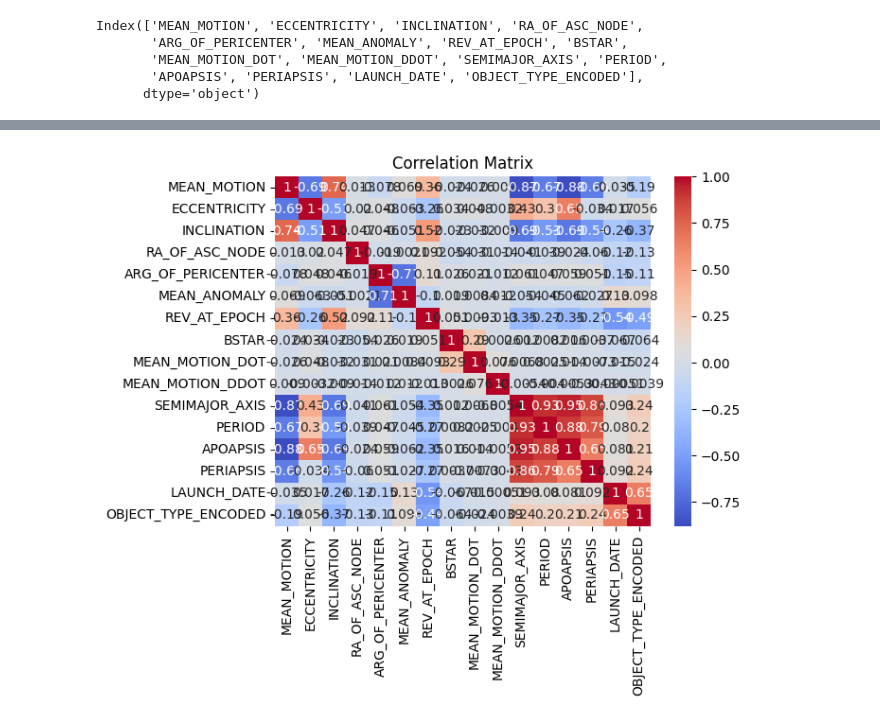
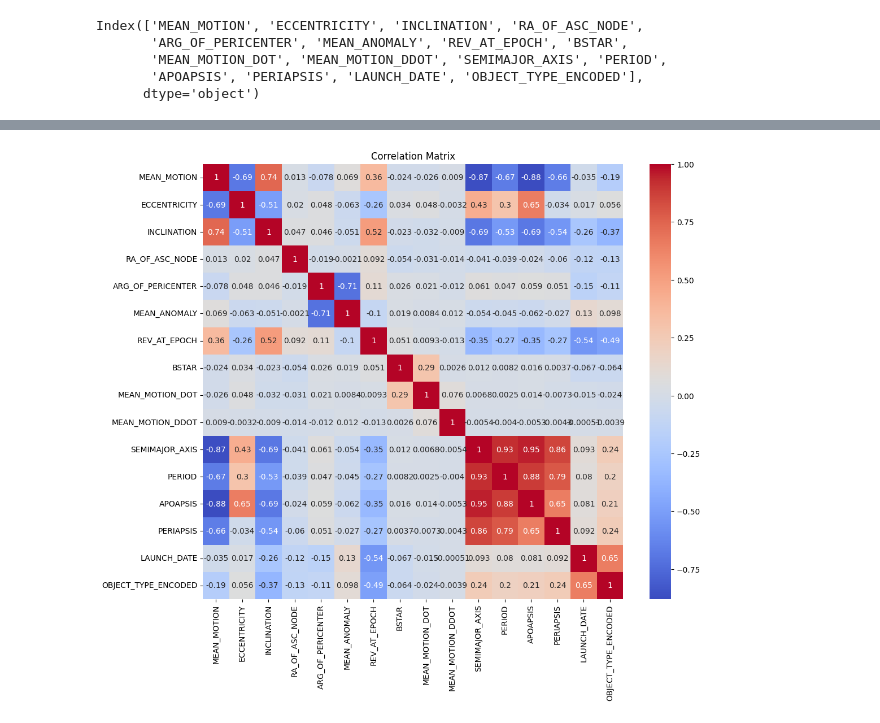
Before and after one commit to soumya-jp/space_debris, a Jupyter notebook: EDA.ipynb, the cells around one changed output, grey strips where cells are left out. Drawn from its saved outputs; the diff is of its cells as text; code cells hidden in the pictures.

```diff
--- a/EDA.ipynb
+++ b/EDA.ipynb
@@ -244,7 +248,9 @@ for col in numerical_features:
 # %%
+#Check correlations among features
+plt.figure(figsize=(12, 10))
 correlation_matrix = df[numerical_features].corr()
 sns.heatmap(correlation_matrix, annot=True, cmap="coolwarm")
 plt.title("Correlation Matrix")
 plt.show()
 # %% [output]
-[figure, old version]
+[figure, new version]
```
Also changed, not shown: parts of 4 cells of this notebook.
